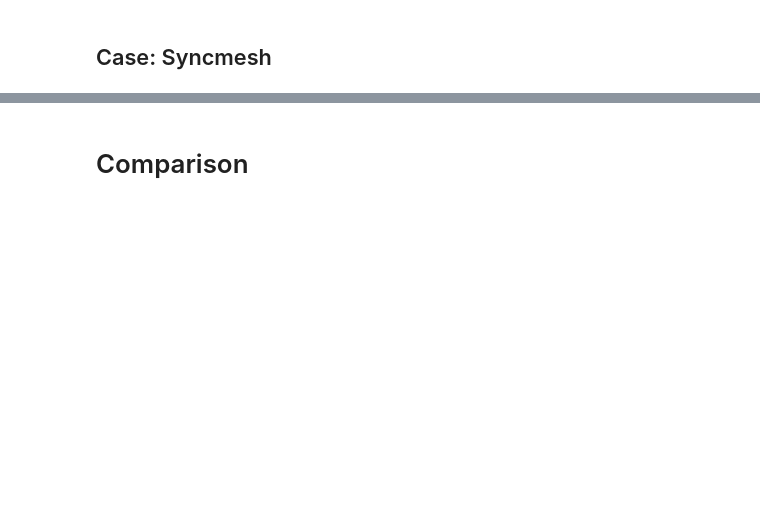
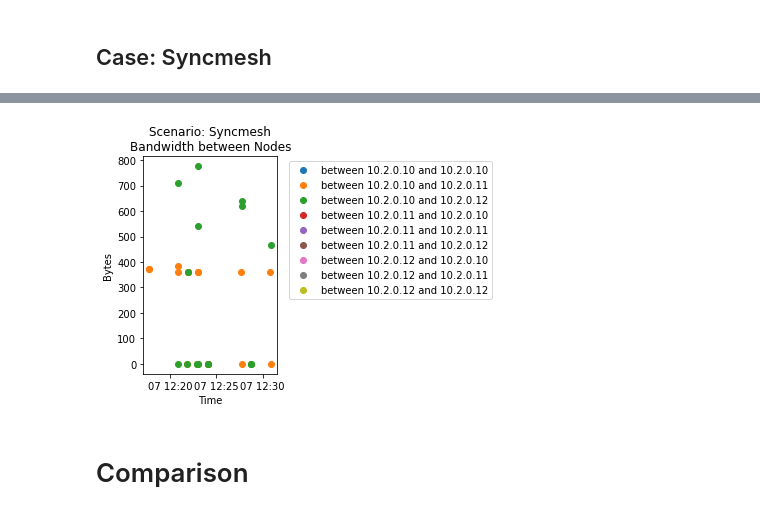
Before and after one commit to dos-group/syncmesh, a Jupyter notebook: evaluation/Main.ipynb, the cells around one changed output, grey strips where cells are left out. Cells and saved outputs as stored; diff of their text form; code cells hidden in the pictures; blank space fills up the shorter version.

```diff
--- a/evaluation/Main.ipynb
+++ b/evaluation/Main.ipynb
@@ -39,18 +53,27 @@ toServer = df[df['jsonPayload.connection.dest_ip']=='10.2.0.3']
 nodes = ["10.2.0.10", "10.2.0.11", "10.2.0.12"]
 fromClientDataset = {}
 toServerDataset = {}
+betweenNodesDataset = {}
 for node in nodes:
     fromClientDataset[node] = fromClient[fromClient['jsonPayload.connection.dest_ip']==node]
+
+nodeCombinations = list(itertools.product(*[nodes,nodes]))
+for combination in nodeCombinations:
+    fromNode = df[df['jsonPayload.connection.src_ip']==combination[0]]
+    # fromAnyNode = df[df["jsonPayload.connection.src_ip"].isin(nodes)]
+    betweenNodesDataset["between " + combination[0] + " and " + combination[1]] = fromNode[fromNode['jsonPayload.connection.dest_ip']==combination[1]]
 
 for node in nodes:
     toServerDataset[node] = toServer[toServer['jsonPayload.connection.src_ip']==node]
 
 
+
+# nodeCombinations
 # fromClientTo4 = fromClientTo4[fromClientTo4['jsonPayload.connection.dest_port']==8080]
 # fromClientTo4 = fromClientTo4[fromClientTo4['jsonPayload.bytes_sent']!=0]
 # toServer.head()
-# toServerDataset["10.2.0.11"].info()
-toServer['jsonPayload.connection.src_ip'].value_counts()
+toServerDataset["10.2.0.12"].head()
+# betweenNodesDataset['to' + nodes[0]].info()
 # fromClientTo4['jsonPayload.connection.protocol'].value_counts()
 # fromClientTo4['jsonPayload.bytes_sent'].value_counts()
 # fromClientTo4.info()
@@ -124,2 +149,17 @@ ax.legend()
+# %%
+fig, ax = plt.subplots()
+# ax.set_ylim(0,500)
+for key in betweenNodesDataset:
+    ax.plot(betweenNodesDataset[key]["timestamp"], betweenNodesDataset[key]["jsonPayload.bytes_sent"], label=key, marker='o', linestyle='None')
+# set title and legend
+ax.set_title('Scenario: Syncmesh\nBandwidth between Nodes')
+ax.set_ylabel("Bytes")
+ax.set_xlabel("Time")
+box = ax.get_position()
+ax.set_position([box.x0, box.y0, box.width * 0.4, box.height])
+ax.legend(loc='upper left', bbox_to_anchor=(1.05, 1))
+fig.savefig("bandwidth_between_nodes.png")
+# %% [output]
+[figure, added]
 # %% [markdown]
 # Comparison
```
Also changed, not shown: parts of 11 cells of this notebook.
